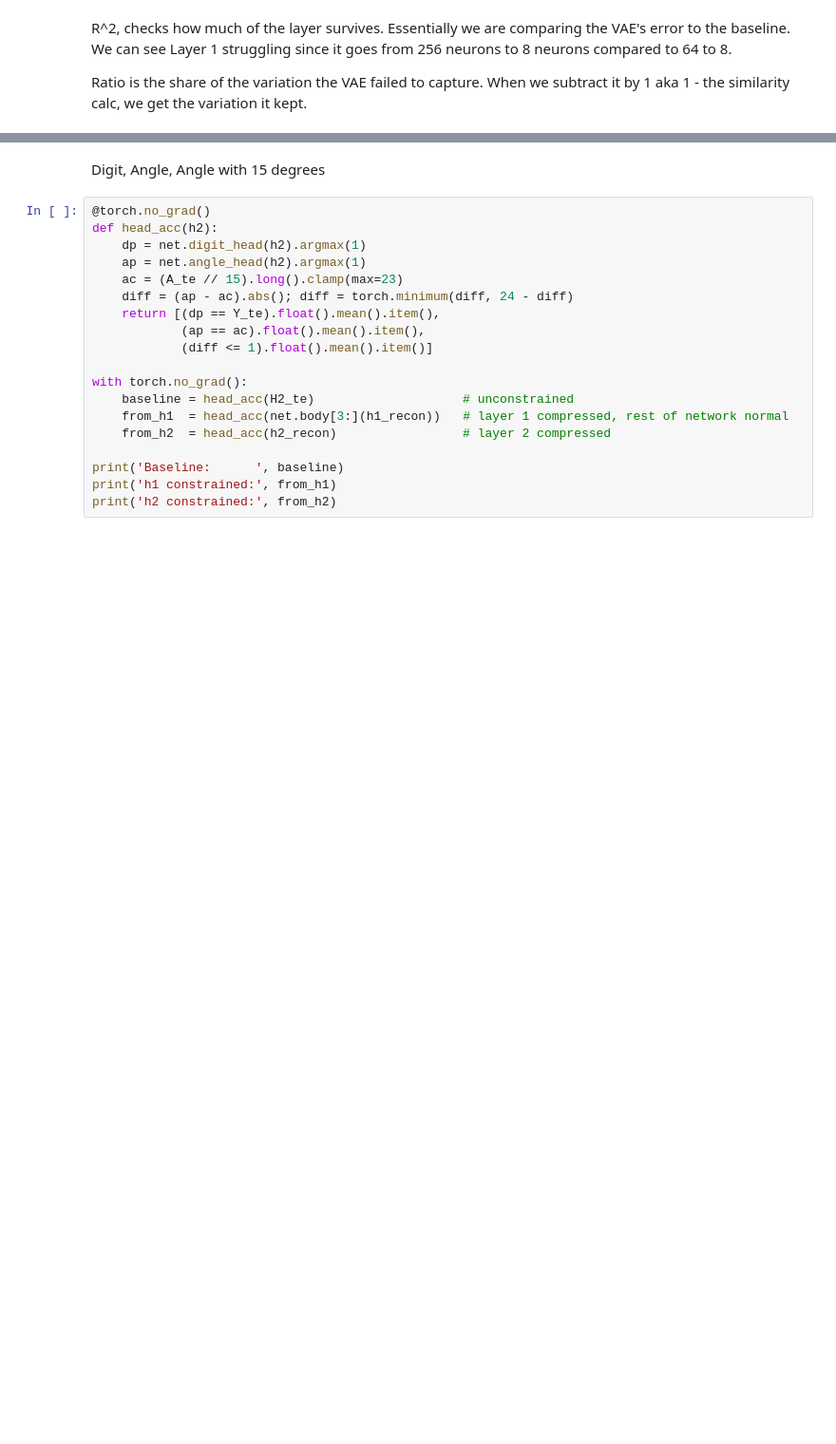
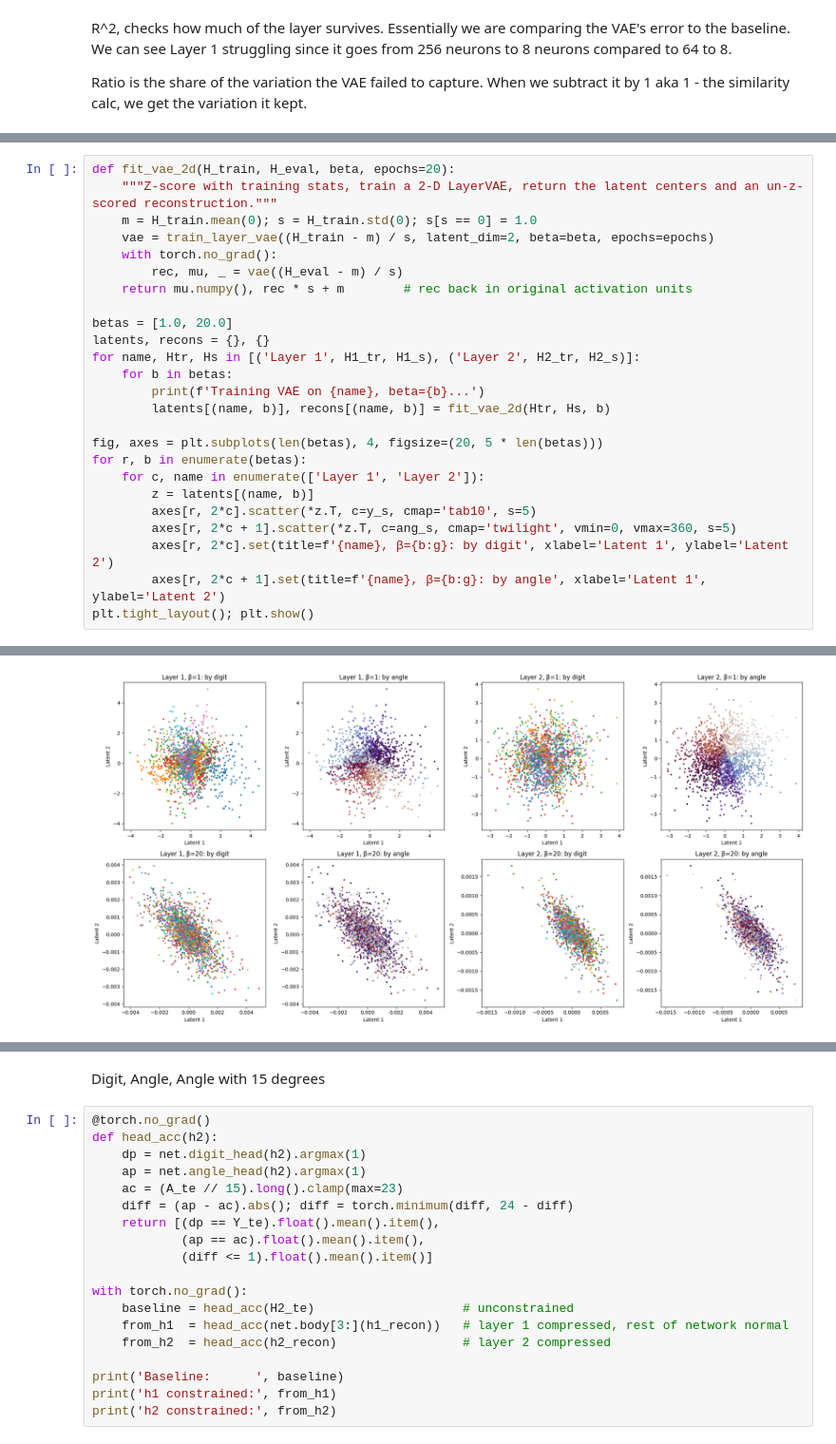
Before and after one commit to hanselp99/DSC180A-Quarter_1_Project, a Jupyter notebook: assignment7.ipynb, the cells around one changed output, grey strips where cells are left out. Shown at 95% size. Saved outputs shown, nothing was run; the diff lists cells and outputs as text; blank space fills up the shorter version.

```diff
--- a/assignment7.ipynb
+++ b/assignment7.ipynb
@@ -211,0 +272,26 @@ Ratio is the share of the variation the VAE failed to capture. When we subtract
+# %%
+def fit_vae_2d(H_train, H_eval, beta, epochs=20):
+    """Z-score with training stats, train a 2-D LayerVAE, return the latent centers and an un-z-scored reconstruction."""
+    m = H_train.mean(0); s = H_train.std(0); s[s == 0] = 1.0
+    vae = train_layer_vae((H_train - m) / s, latent_dim=2, beta=beta, epochs=epochs)
+    with torch.no_grad():
+        rec, mu, _ = vae((H_eval - m) / s)
+    return mu.numpy(), rec * s + m        # rec back in original activation units
+
+betas = [1.0, 20.0]
+latents, recons = {}, {}
+for name, Htr, Hs in [('Layer 1', H1_tr, H1_s), ('Layer 2', H2_tr, H2_s)]:
+    for b in betas:
+        print(f'Training VAE on {name}, beta={b}...')
+        latents[(name, b)], recons[(name, b)] = fit_vae_2d(Htr, Hs, b)
+
+fig, axes = plt.subplots(len(betas), 4, figsize=(20, 5 * len(betas)))
+for r, b in enumerate(betas):
+    for c, name in enumerate(['Layer 1', 'Layer 2']):
+        z = latents[(name, b)]
+        axes[r, 2*c].scatter(*z.T, c=y_s, cmap='tab10', s=5)
+        axes[r, 2*c + 1].scatter(*z.T, c=ang_s, cmap='twilight', vmin=0, vmax=360, s=5)
+        axes[r, 2*c].set(title=f'{name}, β={b:g}: by digit', xlabel='Latent 1', ylabel='Latent 2')
+        axes[r, 2*c + 1].set(title=f'{name}, β={b:g}: by angle', xlabel='Latent 1', ylabel='Latent 2')
+plt.tight_layout(); plt.show()
+# %% [output]
@@ -212,3 +315,4 @@ Ratio is the share of the variation the VAE failed to capture. When we subtract
+[figure, added]
 # %%
 def r2(H, R):
     return 1 - ((H - R) ** 2).sum() / ((H - H.mean(0)) ** 2).sum()
```
Also changed, not shown: parts of 8 cells of this notebook, 1 other file.
